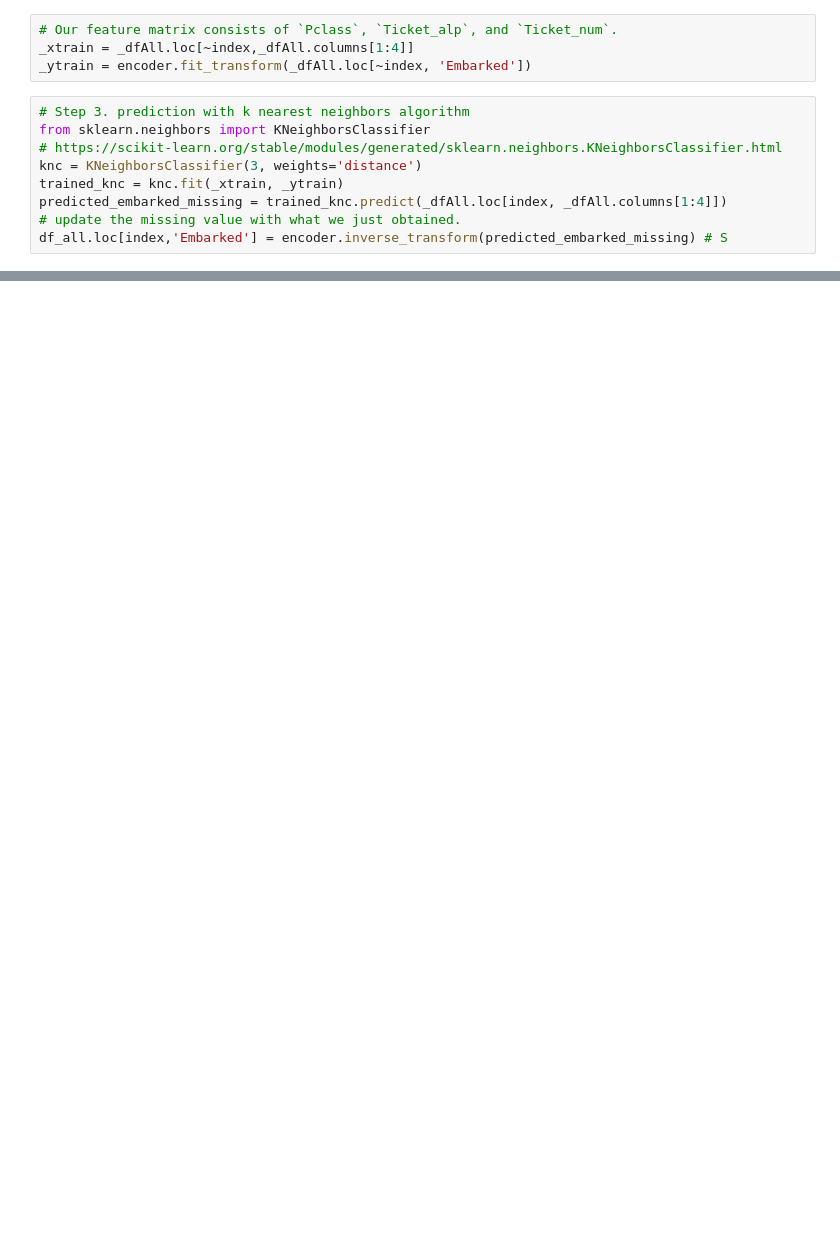
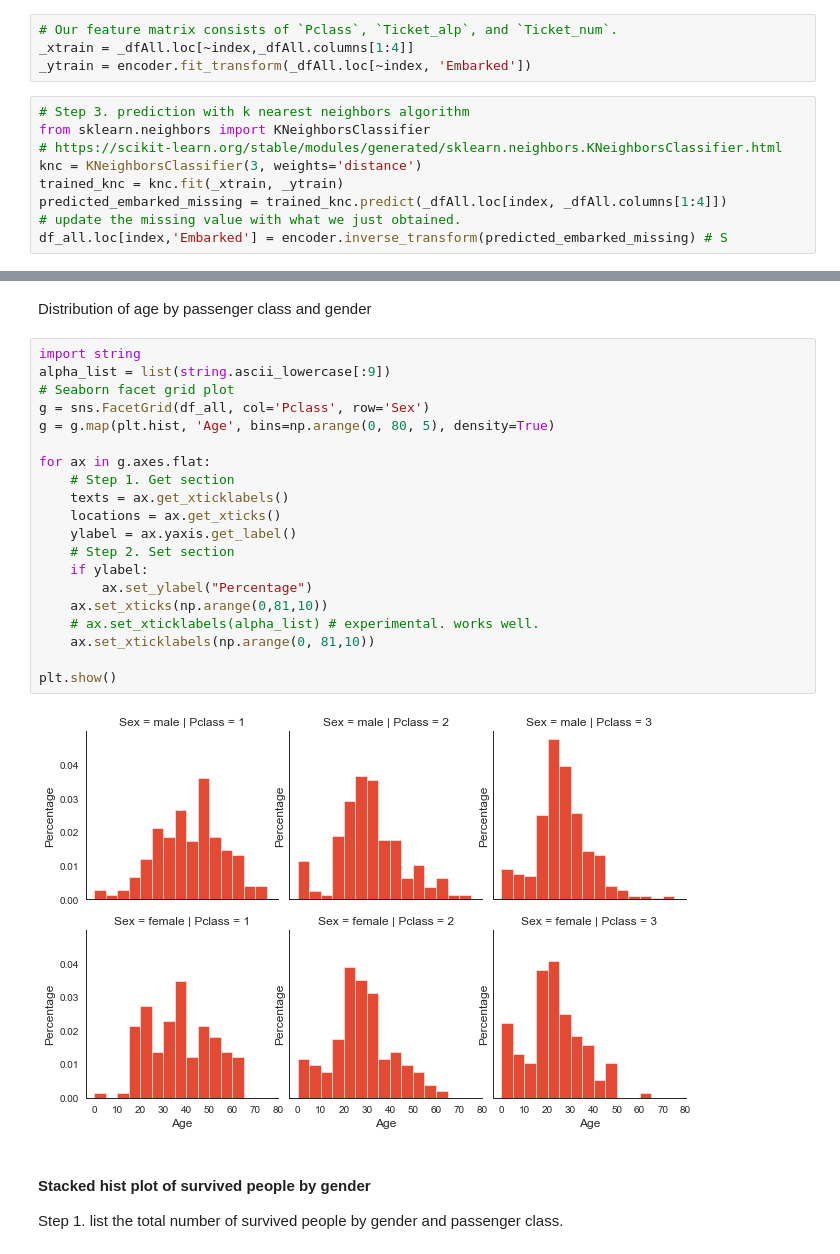
Before and after one commit to libinruan/Pandas_Titanic_Survival_Data_EDA, a Jupyter notebook: titanic_eda.ipynb, the cells around one changed output, grey strips where cells are left out. Cells and saved outputs as stored; diff of their text form; blank space fills up the shorter version.

```diff
--- a/titanic_eda.ipynb
+++ b/titanic_eda.ipynb
@@ -896,0 +1218,27 @@ https://python-graph-gallery.com/13-percent-stacked-barplot/
+# %% [markdown]
+Distribution of age by passenger class and gender
+# %%
+import string
+alpha_list = list(string.ascii_lowercase[:9])
+# Seaborn facet grid plot
+g = sns.FacetGrid(df_all, col='Pclass', row='Sex')
+g = g.map(plt.hist, 'Age', bins=np.arange(0, 80, 5), density=True)
+
+for ax in g.axes.flat:
+    # Step 1. Get section
+    texts = ax.get_xticklabels()
+    locations = ax.get_xticks()
+    ylabel = ax.yaxis.get_label()
+    # Step 2. Set section
+    if ylabel:
+        ax.set_ylabel("Percentage")
+    ax.set_xticks(np.arange(0,81,10))
+    # ax.set_xticklabels(alpha_list) # experimental. works well.
+    ax.set_xticklabels(np.arange(0, 81,10))
+
+plt.show()
+# %% [output]
+[figure, added]
+# %% [markdown]
+#### Stacked hist plot of survived people by gender
+Step 1. list the total number of survived people by gender and passenger class.
```
Also changed, not shown: parts of 125 cells of this notebook, 1 other file.
